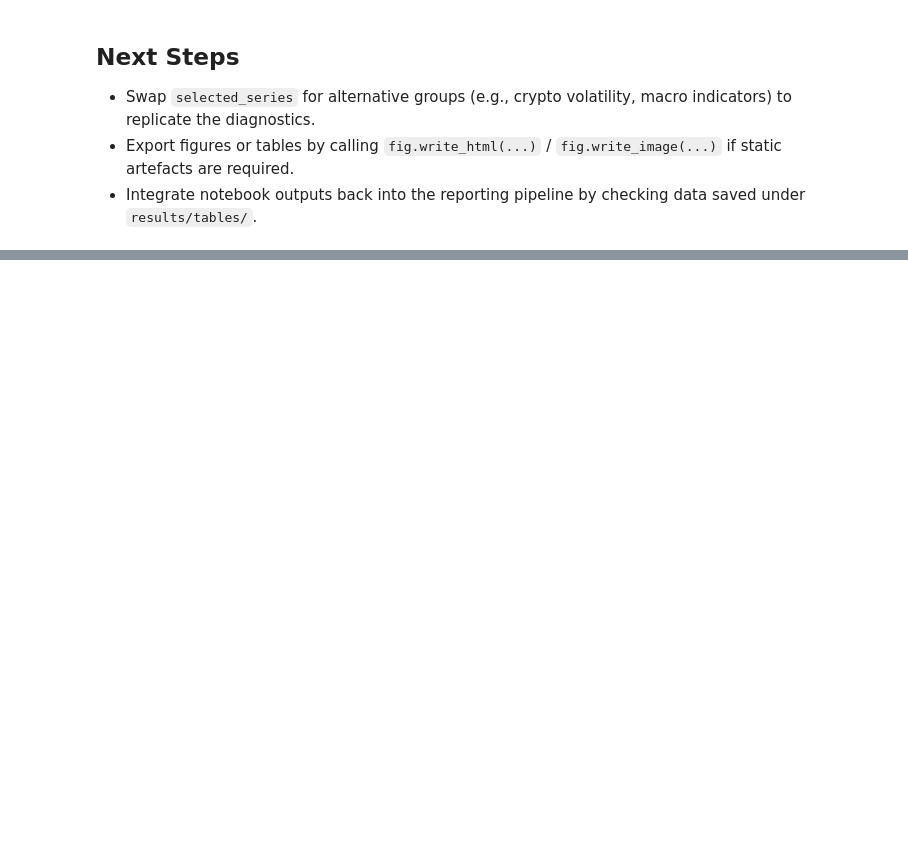
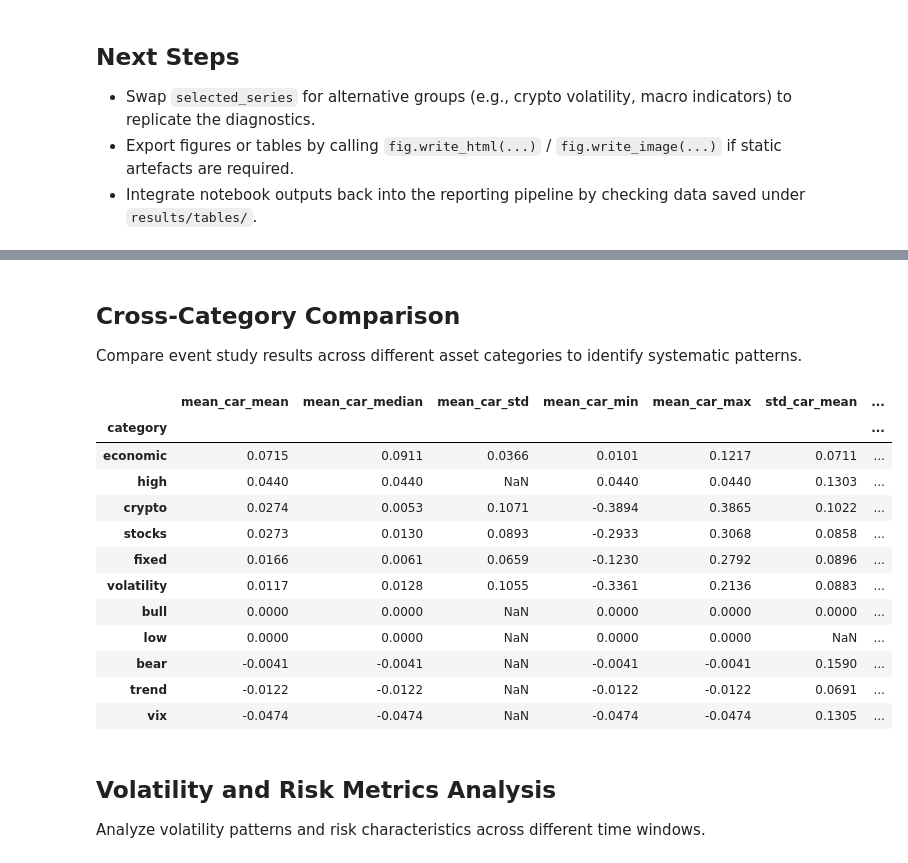
Before and after one commit to Evintkoo/macro-announcement-effect, a Jupyter notebook: notebooks/plotting_and_analysis.ipynb, the cells around one changed output, grey strips where cells are left out. Saved outputs shown, nothing was run; the diff lists cells and outputs as text; code cells hidden in the pictures; blank space fills up the shorter version.

```diff
--- a/notebooks/plotting_and_analysis.ipynb
+++ b/notebooks/plotting_and_analysis.ipynb
@@ -270,0 +446,53 @@ fig.show()
+# %% [markdown]
+## Cross-Category Comparison
+
+Compare event study results across different asset categories to identify systematic patterns.
+# %%
+# Detailed category statistics
+category_detailed = event_summary_aug.groupby("category").agg({
+    "mean_car": ["mean", "median", "std", "min", "max"],
+    "std_car": ["mean", "median"],
+    "total_events": ["sum", "mean"],
+    "positive_events": "sum",
+    "negative_events": "sum"
+}).round(4)
+
+category_detailed.columns = ["_".join(col).strip() for col in category_detailed.columns.values]
+display(category_detailed.sort_values("mean_car_mean", ascending=False))
+
+# Violin plot for distribution comparison
+fig = go.Figure()
+for category in event_summary_aug["category"].unique():
+    cat_data = event_summary_aug[event_summary_aug["category"] == category]["mean_car"]
+    fig.add_trace(go.Violin(
+        y=cat_data,
+        name=category,
+        box_visible=True,
+        meanline_visible=True
+    ))
+
+fig.update_layout(
+    title="Distribution of Mean CAR by Category (Violin Plot)",
+    yaxis_title="Mean CAR",
+    xaxis_title="Category",
+    showlegend=False
+)
+fig.show()
+# %% [output]
+|  | mean_car_mean | mean_car_median | mean_car_std | mean_car_min | mean_car_max | std_car_mean | ... |
+| category |  |  |  |  |  |  | ... |
+| economic | 0.0715 | 0.0911 | 0.0366 | 0.0101 | 0.1217 | 0.0711 | ... |
+| high | 0.0440 | 0.0440 | NaN | 0.0440 | 0.0440 | 0.1303 | ... |
+| crypto | 0.0274 | 0.0053 | 0.1071 | -0.3894 | 0.3865 | 0.1022 | ... |
+| stocks | 0.0273 | 0.0130 | 0.0893 | -0.2933 | 0.3068 | 0.0858 | ... |
+| fixed | 0.0166 | 0.0061 | 0.0659 | -0.1230 | 0.2792 | 0.0896 | ... |
+| volatility | 0.0117 | 0.0128 | 0.1055 | -0.3361 | 0.2136 | 0.0883 | ... |
+| bull | 0.0000 | 0.0000 | NaN | 0.0000 | 0.0000 | 0.0000 | ... |
+| low | 0.0000 | 0.0000 | NaN | 0.0000 | 0.0000 | NaN | ... |
+| bear | -0.0041 | -0.0041 | NaN | -0.0041 | -0.0041 | 0.1590 | ... |
+| trend | -0.0122 | -0.0122 | NaN | -0.0122 | -0.0122 | 0.0691 | ... |
+| vix | -0.0474 | -0.0474 | NaN | -0.0474 | -0.0474 | 0.1305 | ... |
+# %% [markdown]
+## Volatility and Risk Metrics Analysis
+
+Analyze volatility patterns and risk characteristics across different time windows.
```
Also changed, not shown: parts of 29 cells of this notebook, 10 other files.
